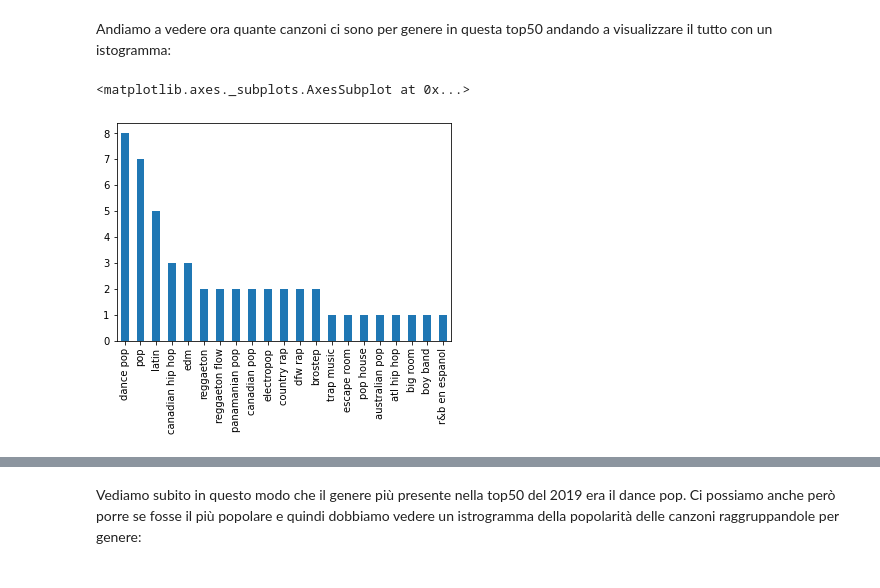
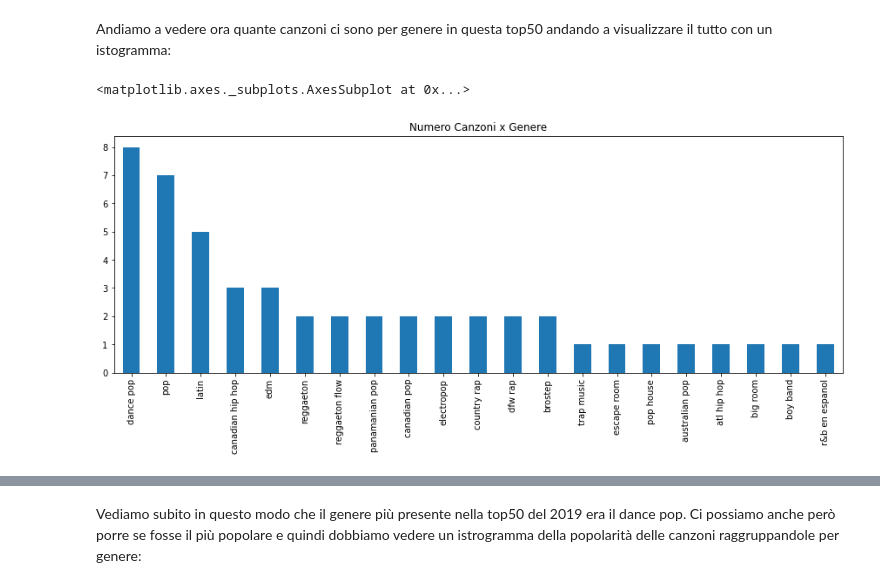
Before and after one commit to PedemonteGiacomo/DataScienceProject, a Jupyter notebook: project.ipynb, the cells around one changed output, grey strips where cells are left out. Drawn from its saved outputs; the diff is of its cells as text; code cells hidden in the pictures.

```diff
--- a/project.ipynb
+++ b/project.ipynb
@@ -43,7 +43,7 @@ Andiamo a vedere ora quante canzoni ci sono per genere in questa top50 andando a
 # %%
 num_genre = top50['Genre'].value_counts()
 #print(num_genre)
-num_genre.plot(kind = 'bar')
+num_genre.plot(kind = 'bar',title = 'Numero Canzoni x Genere', fontsize = 10, figsize = (15,5))
 # %% [output]
 <matplotlib.axes._subplots.AxesSubplot at 0x...>
-[figure, old version]
+[figure, new version]
```
Also changed, not shown: parts of 22 cells of this notebook.
